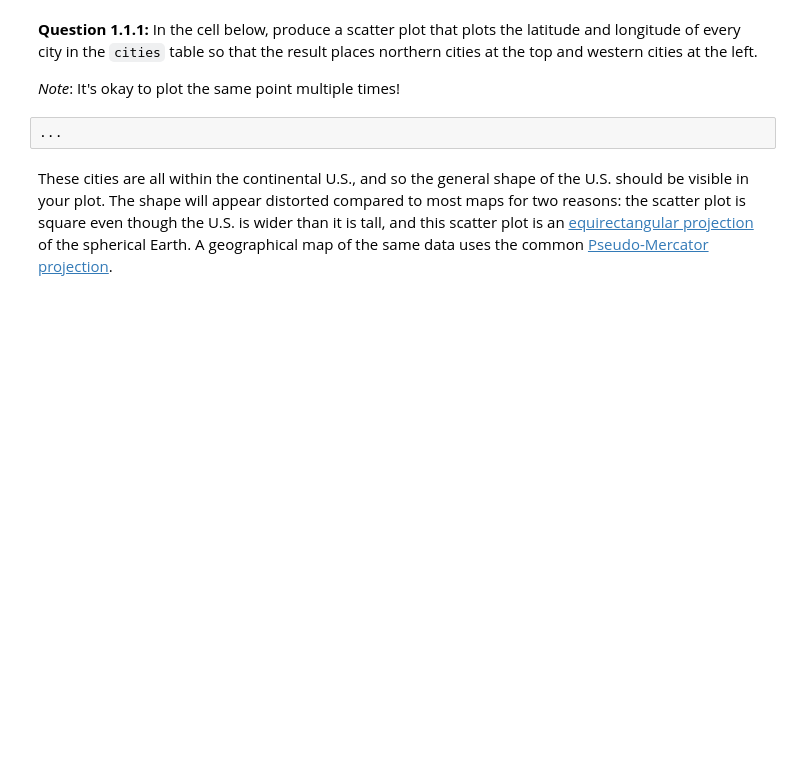
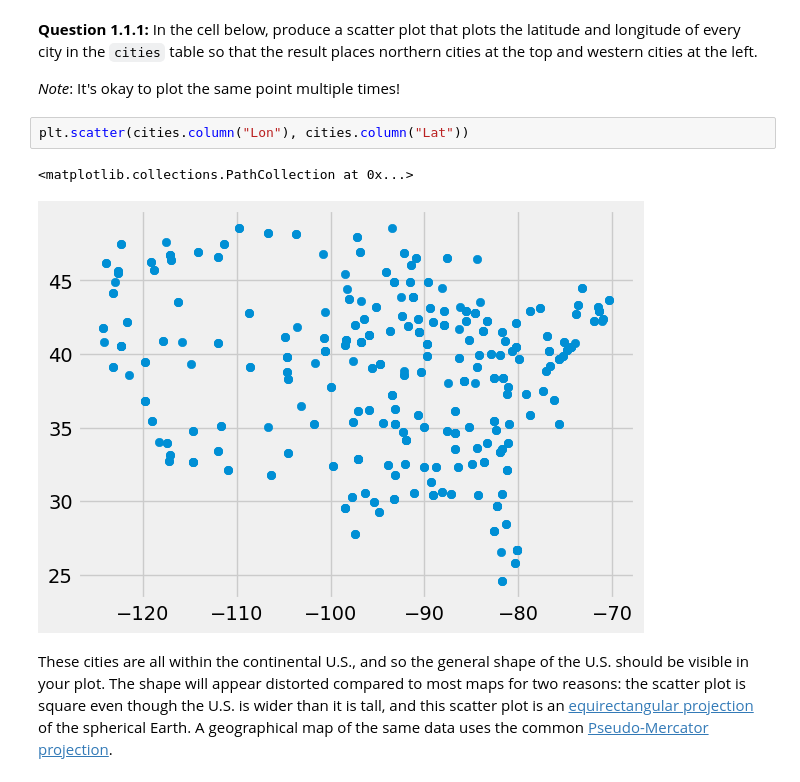
Before and after one commit to lochnes-007/Climate, a Jupyter notebook: project2.ipynb, the cells around one changed output. Cells and saved outputs as stored; diff of their text form; blank space fills up the shorter version.

```diff
--- a/project2.ipynb
+++ b/project2.ipynb
@@ -95,7 +101,10 @@ The data lists the weather stations at which temperature and precipitation data
 
 *Note*: It's okay to plot the same point multiple times!
 # %%
-...
+plt.scatter(cities.column("Lon"), cities.column("Lat"))
+# %% [output]
+<matplotlib.collections.PathCollection at 0x...>
+[figure, added]
 # %% [markdown]
 <!-- END QUESTION -->
 
```
Also changed, not shown: parts of 19 cells of this notebook, 1 other file.
